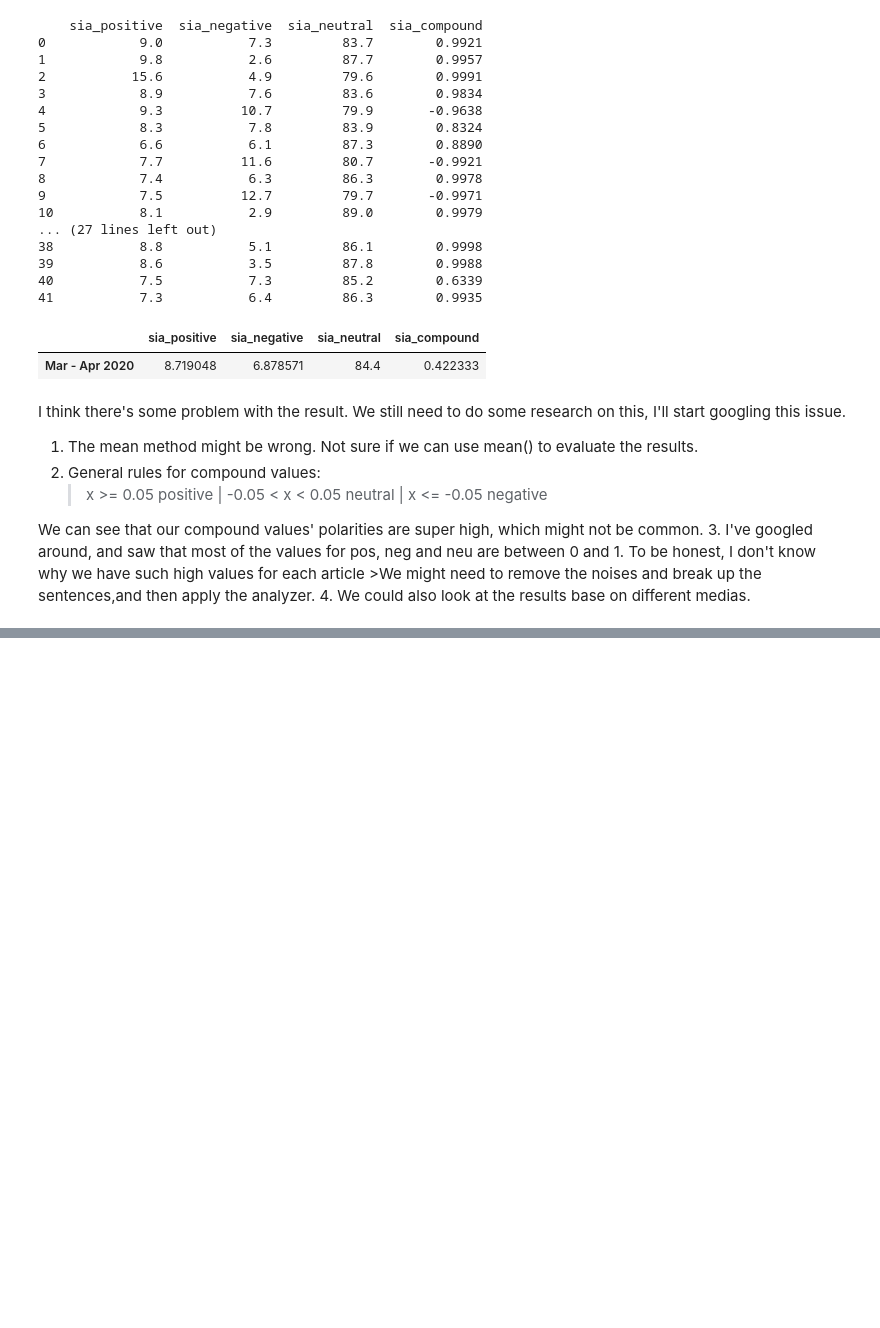
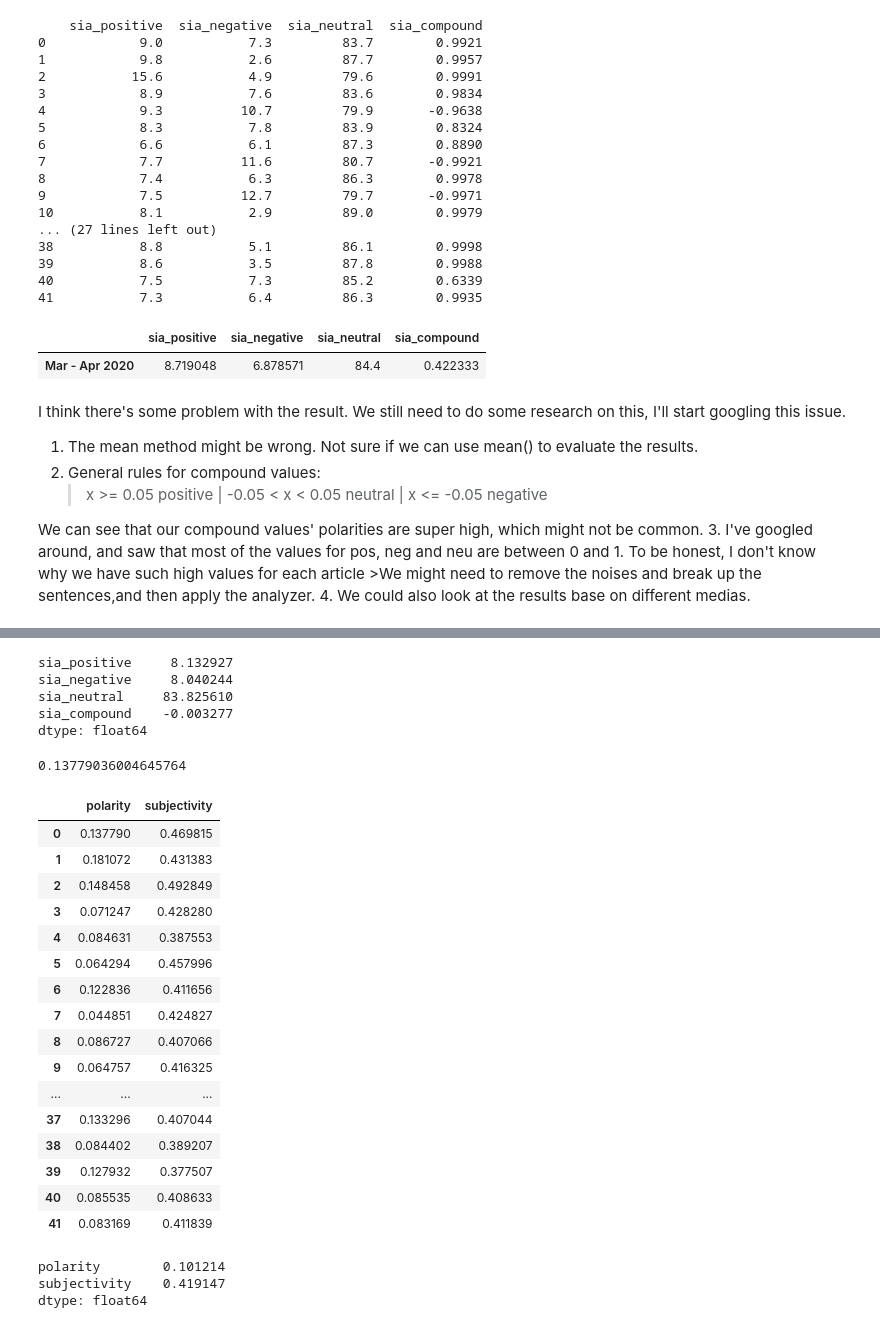
Before and after one commit to wzeng96/Ageism-and-COVID-19, a Jupyter notebook: Ageism_SIA.ipynb, the cells around one changed output, grey strips where cells are left out. Drawn from its saved outputs; the diff is of its cells as text; code cells hidden in the pictures; blank space fills up the shorter version.

```diff
--- a/Ageism_SIA.ipynb
+++ b/Ageism_SIA.ipynb
@@ -161,0 +325,24 @@ I think there's some problem with the result. We still need to do some research
+# %%
+# Fourth Article
+d_list = nltk.tokenize.sent_tokenize(df['text'][3])
+d_list = d_list[1:83]
+# %%
+df_d = []
+for i in d_list:
+    df_scores = {}
+    df_scores['sia_positive'] = sia.polarity_scores(i)['pos']*100
+    df_scores['sia_negative'] = sia.polarity_scores(i)['neg']*100
+    df_scores['sia_neutral'] = sia.polarity_scores(i)['neu']*100
+    df_scores['sia_compound'] = sia.polarity_scores(i)['compound']
+
+    df_d.append(df_scores)
+
+df_d = pd.DataFrame(df_d)
+df_d_mean = df_d.mean()
+df_d_mean
+# %% [output]
+sia_positive     8.132927
+sia_negative     8.040244
+sia_neutral     83.825610
+sia_compound    -0.003277
+dtype: float64
@@ -161,0 +352,47 @@ I think there's some problem with the result. We still need to do some research
+# %%
+testimonial = TextBlob(test)
+testimonial.sentiment
+
+#testimonial.sentiment.polarity
+tb = TextBlob(df['text'][0])
+tb.sentiment[0]
+# %% [output]
+0.13779036004645764
+# %%
+df_textb = []
+i = 0
+for i in range(0, len(df['text'])):
+    df_scores = {}
+    tb = TextBlob(df['text'][i])
+    df_scores['polarity'] = tb.sentiment[0]
+    df_scores['subjectivity'] = tb.sentiment.subjectivity
+
+    df_textb.append(df_scores)
+# %%
+df_textb = pd.DataFrame(df_textb)
+df_textb
+# %% [output]
+|  | polarity | subjectivity |
+| 0 | 0.137790 | 0.469815 |
+| 1 | 0.181072 | 0.431383 |
+| 2 | 0.148458 | 0.492849 |
+| 3 | 0.071247 | 0.428280 |
+| 4 | 0.084631 | 0.387553 |
+| 5 | 0.064294 | 0.457996 |
+| 6 | 0.122836 | 0.411656 |
+| 7 | 0.044851 | 0.424827 |
+| 8 | 0.086727 | 0.407066 |
+| 9 | 0.064757 | 0.416325 |
+| ... | ... | ... |
+| 37 | 0.133296 | 0.407044 |
+| 38 | 0.084402 | 0.389207 |
+| 39 | 0.127932 | 0.377507 |
+| 40 | 0.085535 | 0.408633 |
+| 41 | 0.083169 | 0.411839 |
+# %%
+# Again I'm not sure if using mean is logical, but I put it here as a reference just in case.
+df_textb.mean()
+# %% [output]
+polarity        0.101214
+subjectivity    0.419147
+dtype: float64
```
Also changed, not shown: parts of 16 cells of this notebook.
